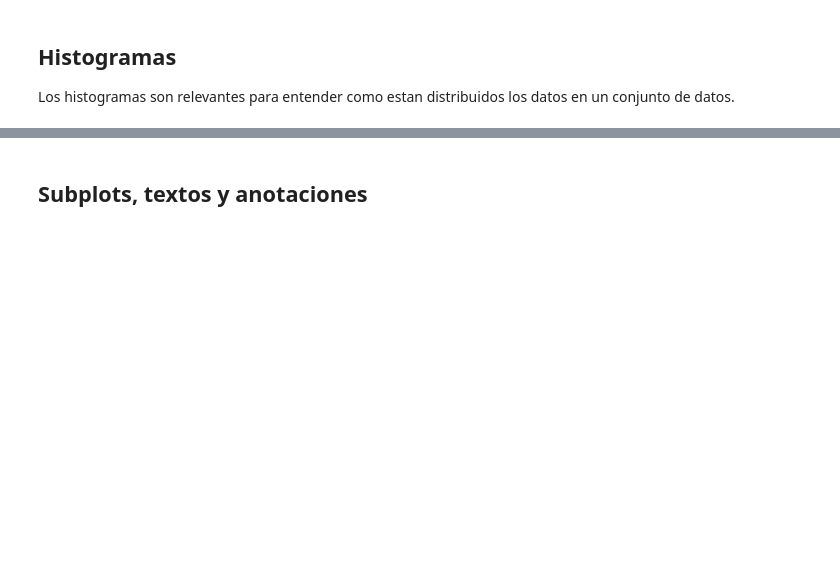
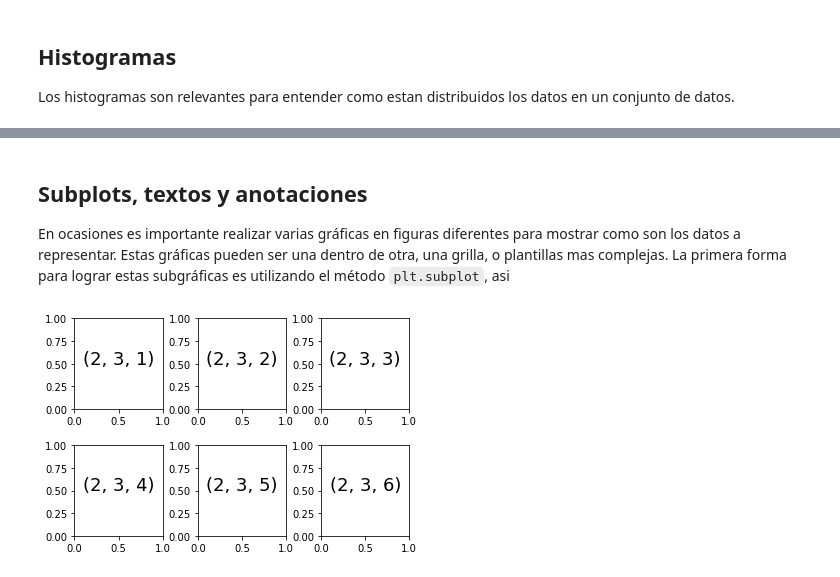
Before and after one commit to sruap1214/EC_Finance, a Jupyter notebook: Notebooks/04b_ManipulacionDatosVisualizacion.ipynb, the cells around one changed output, grey strips where cells are left out. Saved outputs shown, nothing was run; the diff lists cells and outputs as text; code cells hidden in the pictures; blank space fills up the shorter version.

Commit message:
update example on notebook 4 part b, showing how to do text and annotations

```diff
--- a/Notebooks/04b_ManipulacionDatosVisualizacion.ipynb
+++ b/Notebooks/04b_ManipulacionDatosVisualizacion.ipynb
@@ -267,2 +268,13 @@ plt.hist(data, bins=30, density=True, alpha=0.5,
 # %% [markdown]
 ## Subplots, textos y anotaciones
+
+En ocasiones es importante realizar varias gráficas en figuras diferentes para mostrar como son los datos a representar. Estas gráficas pueden ser una dentro de otra, una grilla, o plantillas mas complejas. La primera forma para lograr estas subgráficas es utilizando el método `plt.subplot`, asi
+# %%
+fig = plt.figure()
+fig.subplots_adjust(hspace=0.4, wspace=0.4)
+for i in range(1, 7):
+    plt.subplot(2, 3, i)
+    plt.text(0.5, 0.5, str((2, 3, i)),
+             fontsize=18, ha='center')
+# %% [output]
+[figure, added]
```
Also changed, not shown: parts of 13 cells of this notebook.
